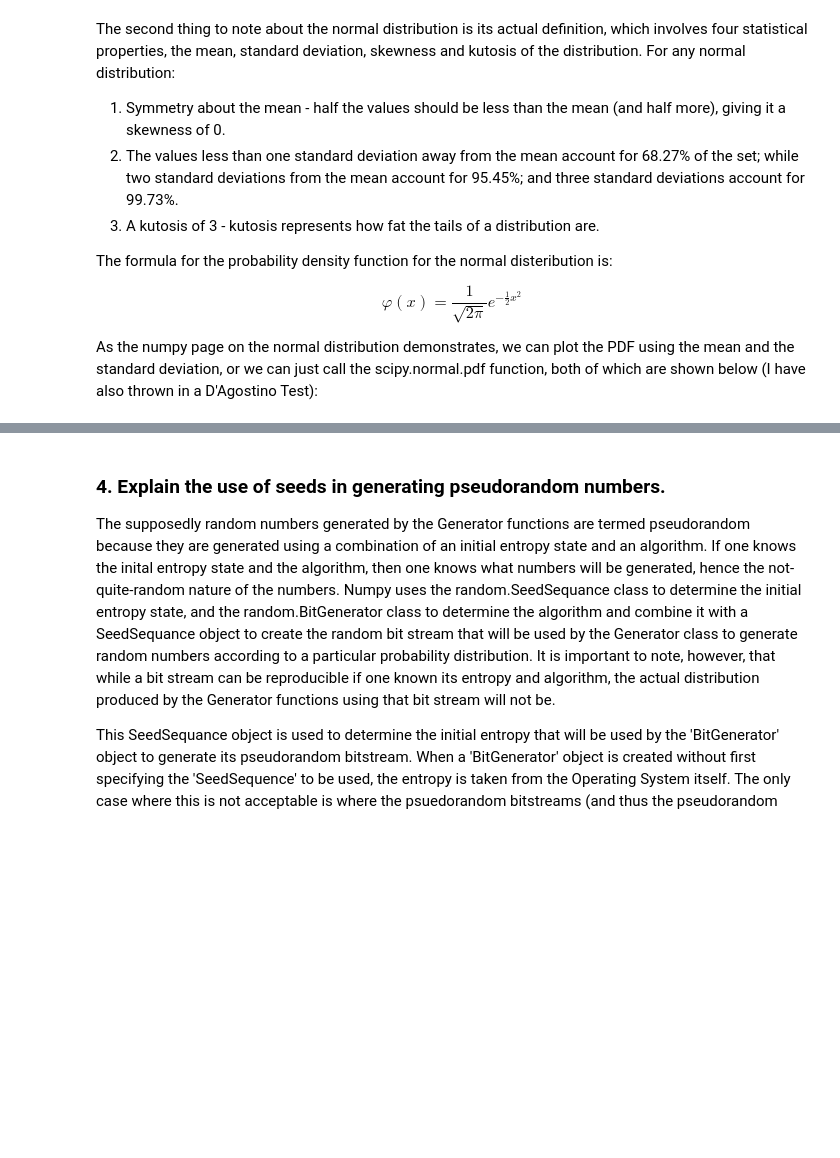
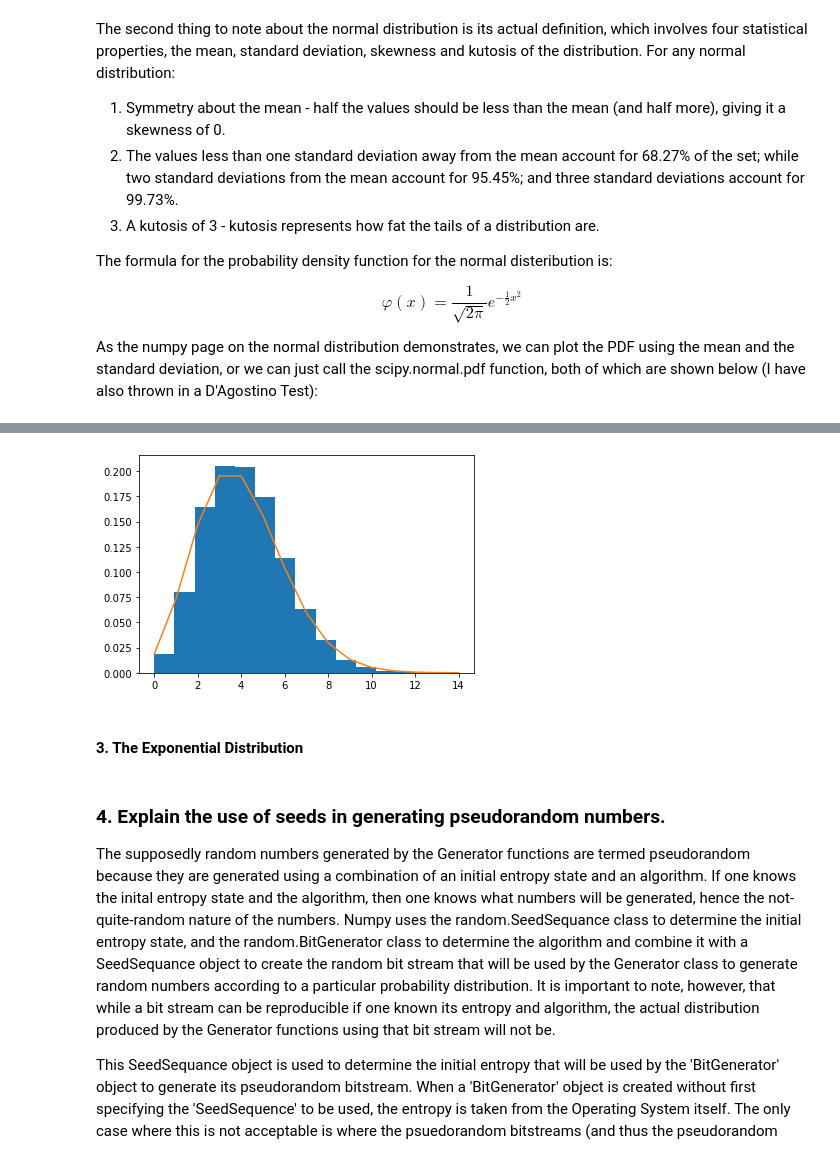
Before and after one commit to ashleycampion/GMIT_Programming_for_data_analysis_Assignment, a Jupyter notebook: Programming for Data Analysis - Assignment.ipynb, the cells around one changed output, grey strips where cells are left out. Drawn from its saved outputs; the diff is of its cells as text; code cells hidden in the pictures; blank space fills up the shorter version.

Commit message:
adding Poisson function

```diff
--- a/Programming for Data Analysis - Assignment.ipynb
+++ b/Programming for Data Analysis - Assignment.ipynb
@@ -448,3 +472,13 @@ The data appears to be normally distributed.
+# %%
+pois = rng.poisson(4, 10000) # the first parameter is the interval, the second the number of total events
+
+count, bins, ignored = plt.hist(pois, 14, density=True)
+plt.plot(np.arange(15), ss.poisson.pmf(np.arange(15), 4))
+plt.show()
+# %% [output]
+[figure, added]
+# %% [markdown]
+#### 3.  The Exponential Distribution
 # %% [markdown]
 ### 4. Explain the use of seeds in generating pseudorandom numbers.
 
```
Also changed, not shown: parts of 14 cells of this notebook.
